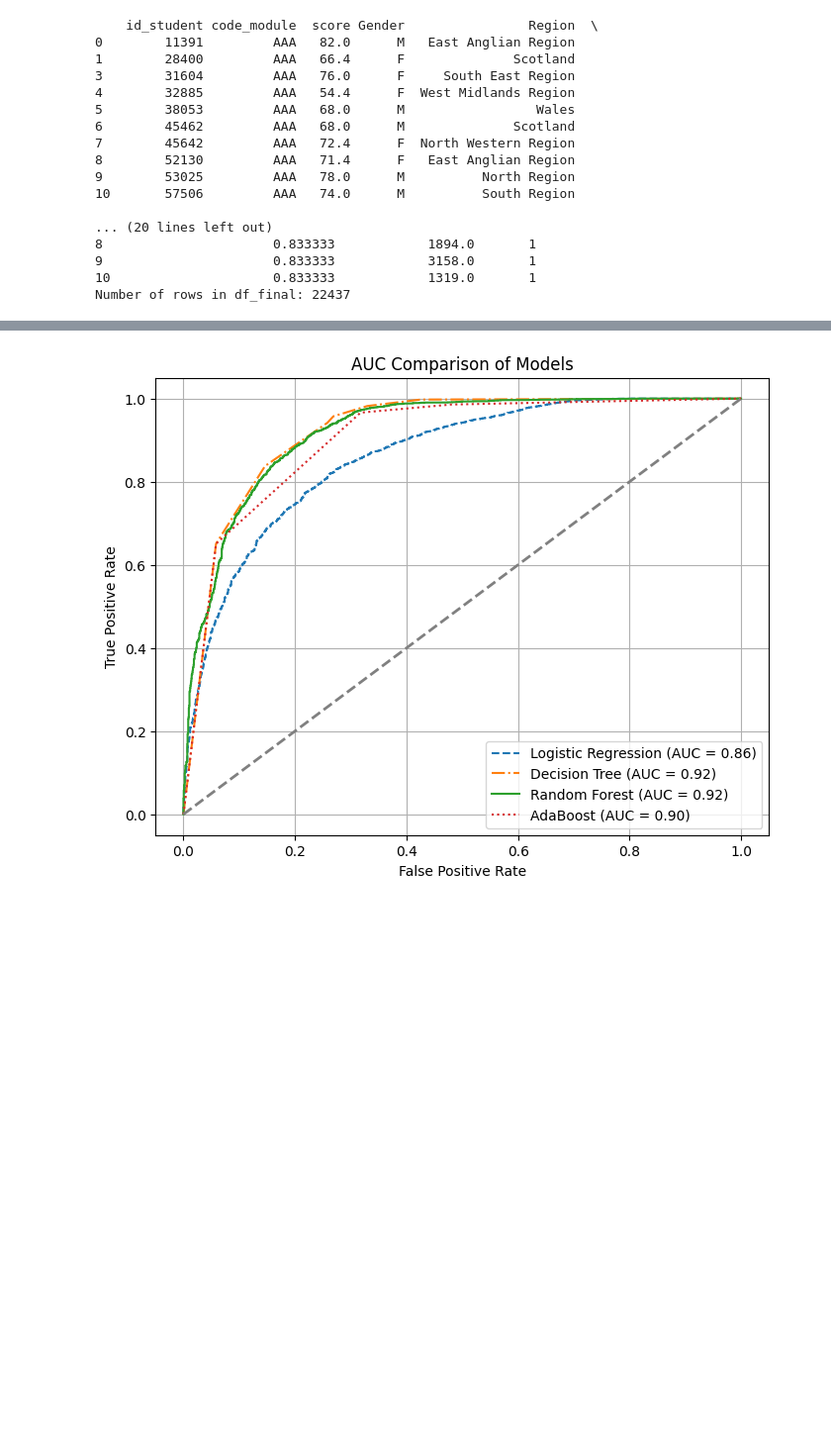
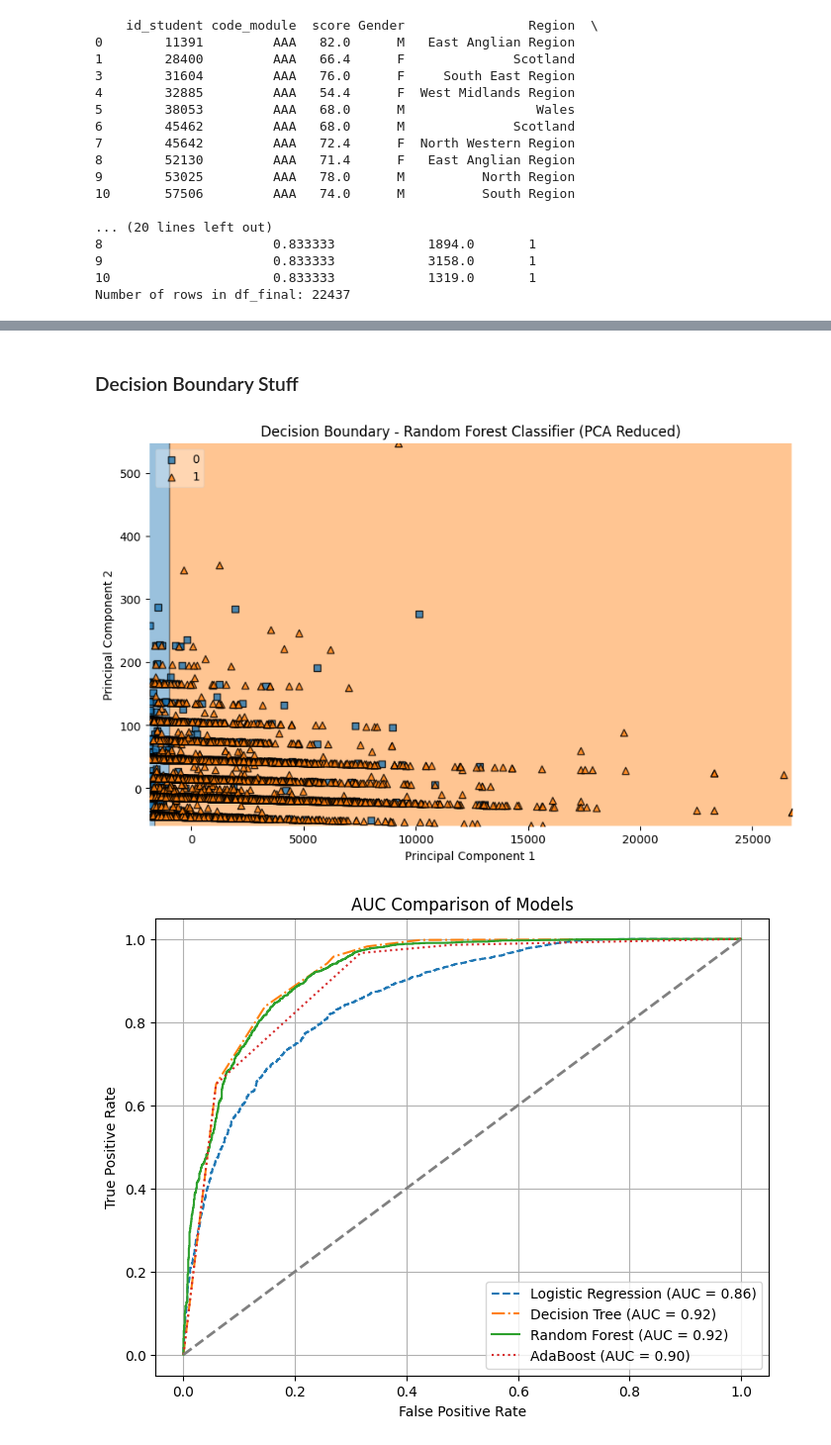
Before and after one commit to buppanasu/Student-Grade-Predictor, a Jupyter notebook: 2)ML_Algo/Finetuning_Training_DT_RF_AB_Base_ALL.ipynb, the cells around one changed output, grey strips where cells are left out. Shown at 99% size. Saved outputs shown, nothing was run; the diff lists cells and outputs as text; code cells hidden in the pictures; blank space fills up the shorter version.

```diff
--- a/2)ML_Algo/Finetuning_Training_DT_RF_AB_Base_ALL.ipynb
+++ b/2)ML_Algo/Finetuning_Training_DT_RF_AB_Base_ALL.ipynb
@@ -393,6 +393,46 @@ Logistic Regression Confusion Matrix:
               Predicted: Fail  Predicted: Pass
 Actual: Fail             1266              497
 Actual: Pass              634             3213
+# %% [markdown]
+### Decision Boundary Stuff
+# %%
+import matplotlib.pyplot as plt
+import numpy as np
+import seaborn as sns
+from sklearn.decomposition import PCA
+from mlxtend.plotting import plot_decision_regions
+
+# Reduce dimensions to 2 using PCA (if necessary)
+if X_train.shape[1] > 2:
+    pca = PCA(n_components=2)
+    X_train_pca = pca.fit_transform(X_train)
+    X_test_pca = pca.transform(X_test)
+else:
+    X_train_pca = X_train.values
+    X_test_pca = X_test.values
+
+# Fit a RandomForest model on 2D transformed data
+clf_rf_2d = RandomForestClassifier(
+    n_estimators=100,
+    max_depth=3,
+    bootstrap=True,
+    oob_score=True,
+    class_weight='balanced',
+    random_state=42
+)
+clf_rf_2d.fit(X_train_pca, y_train)
+
+# Plot decision boundary
+plt.figure(figsize=(10, 6))
+plot_decision_regions(X_train_pca, y_train.values, clf_rf_2d, legend=2)
+
+plt.xlabel("Principal Component 1")
+plt.ylabel("Principal Component 2")
+plt.title("Decision Boundary - Random Forest Classifier (PCA Reduced)")
+
+plt.show()
+# %% [output]
+[figure, added]
 # %%
 import matplotlib.pyplot as plt
 from sklearn.metrics import roc_curve, auc
```
Also changed, not shown: parts of 1 cell of this notebook, 1 other file.
